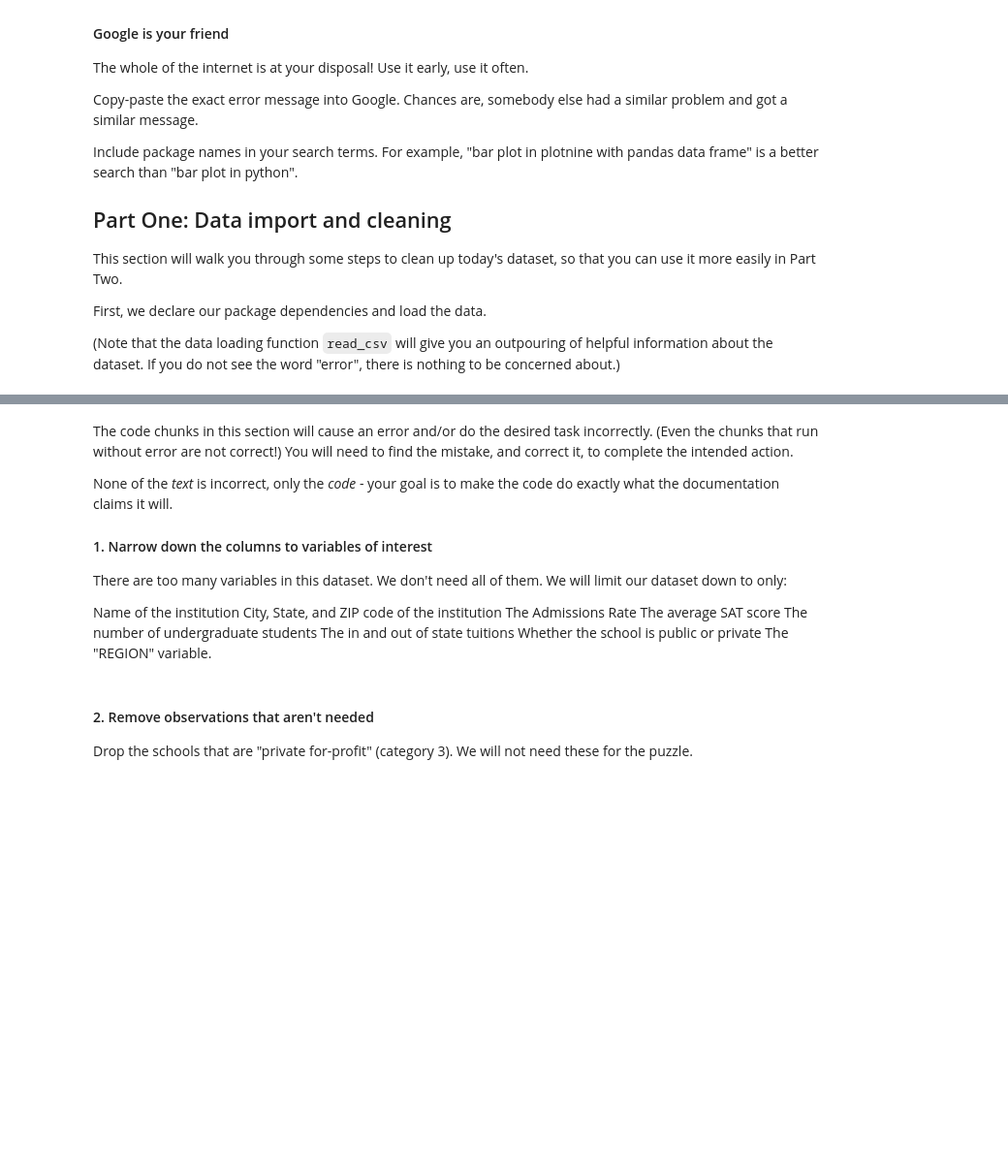
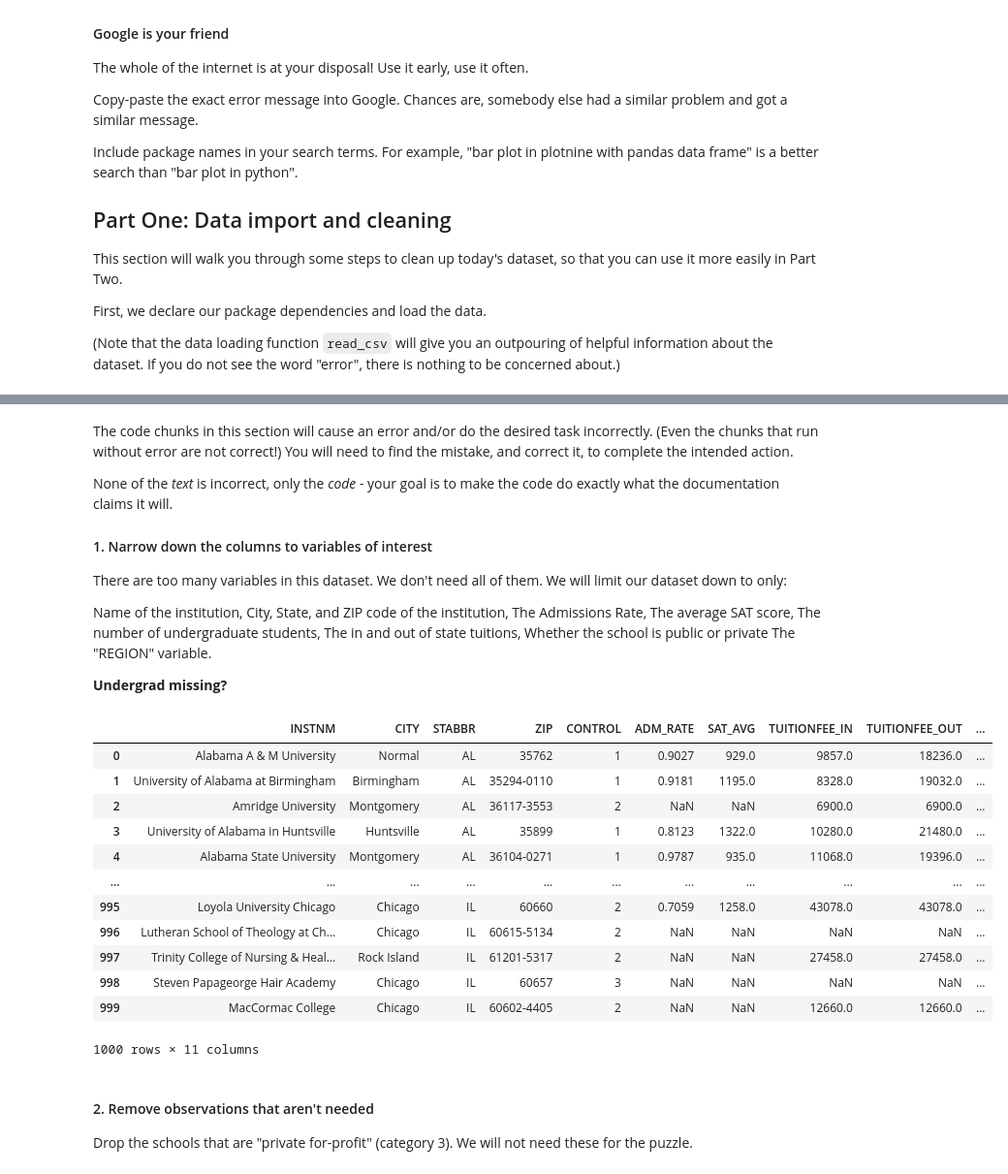
Before and after one commit to ulisesjcaroflores/Week2-GSB530F25, a Jupyter notebook: PA_wrangle.ipynb, the cells around one changed output, grey strips where cells are left out. Shown: that part at 97% size. Saved outputs shown, nothing was run; the diff lists cells and outputs as text; code cells hidden in the pictures; blank space fills up the shorter version.

```diff
--- a/PA_wrangle.ipynb
+++ b/PA_wrangle.ipynb
@@ -65,16 +74,33 @@ None of the *text* is incorrect, only the *code* - your goal is to make the code
 
 There are too many variables in this dataset.  We don't need all of them. We will limit our dataset down to only:
 
-Name of the institution
-City, State, and ZIP code of the institution
-The Admissions Rate
-The average SAT score
-The number of undergraduate students
-The in and out of state tuitions
+Name of the institution,
+City, State, and ZIP code of the institution,
+The Admissions Rate,
+The average SAT score,
+The number of undergraduate students,
+The in and out of state tuitions,
 Whether the school is public or private
 The "REGION" variable.
+
+**Undergrad missing?**
 # %%
-colleges_clean = colleges['INSTNM', 'CITY', 'STABBR', 'ZIP', 'CONTROL', 'ADM_RATE', 'SAT_AVG', 'TUITIONFEE_IN', 'TUITIONFEE_OUT', 'UGDS', 'REGION']
+colleges_clean = colleges[["INSTNM", "CITY", "STABBR", "ZIP", "CONTROL", "ADM_RATE", "SAT_AVG", "TUITIONFEE_IN", "TUITIONFEE_OUT", "UGDS", "REGION"]]
+colleges_clean.head(1000)
+# %% [output]
+|  | INSTNM | CITY | STABBR | ZIP | CONTROL | ADM_RATE | SAT_AVG | TUITIONFEE_IN | TUITIONFEE_OUT | ... |
+| 0 | Alabama A & M University | Normal | AL | 35762 | 1 | 0.9027 | 929.0 | 9857.0 | 18236.0 | ... |
+| 1 | University of Alabama at Birmingham | Birmingham | AL | 35294-0110 | 1 | 0.9181 | 1195.0 | 8328.0 | 19032.0 | ... |
+| 2 | Amridge University | Montgomery | AL | 36117-3553 | 2 | NaN | NaN | 6900.0 | 6900.0 | ... |
+| 3 | University of Alabama in Huntsville | Huntsville | AL | 35899 | 1 | 0.8123 | 1322.0 | 10280.0 | 21480.0 | ... |
+| 4 | Alabama State University | Montgomery | AL | 36104-0271 | 1 | 0.9787 | 935.0 | 11068.0 | 19396.0 | ... |
+| ... | ... | ... | ... | ... | ... | ... | ... | ... | ... | ... |
+| 995 | Loyola University Chicago | Chicago | IL | 60660 | 2 | 0.7059 | 1258.0 | 43078.0 | 43078.0 | ... |
+| 996 | Lutheran School of Theology at Ch... | Chicago | IL | 60615-5134 | 2 | NaN | NaN | NaN | NaN | ... |
+| 997 | Trinity College of Nursing & Heal... | Rock Island | IL | 61201-5317 | 2 | NaN | NaN | 27458.0 | 27458.0 | ... |
+| 998 | Steven Papageorge Hair Academy | Chicago | IL | 60657 | 3 | NaN | NaN | NaN | NaN | ... |
+| 999 | MacCormac College | Chicago | IL | 60602-4405 | 2 | NaN | NaN | 12660.0 | 12660.0 | ... |
+1000 rows × 11 columns
 # %% [markdown]
 #### 2. Remove observations that aren't needed
 
```
Also changed, not shown: parts of 7 cells of this notebook.
